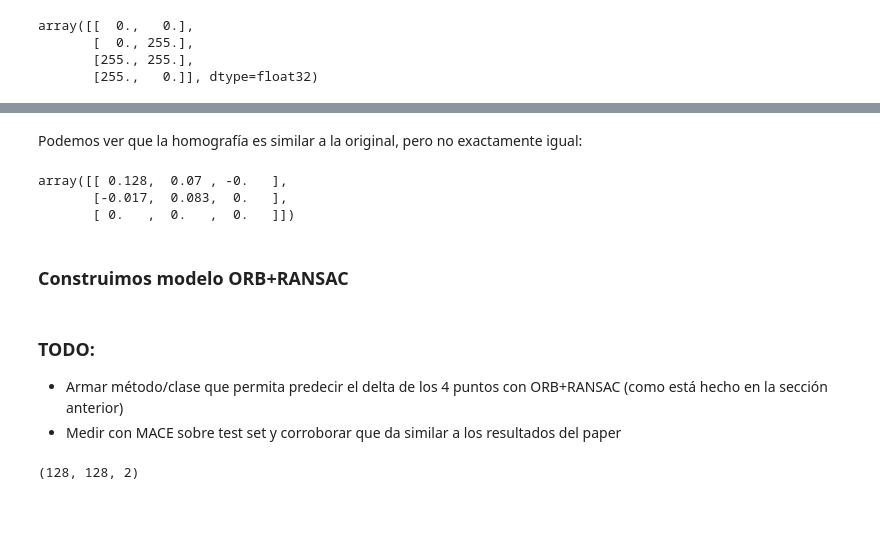
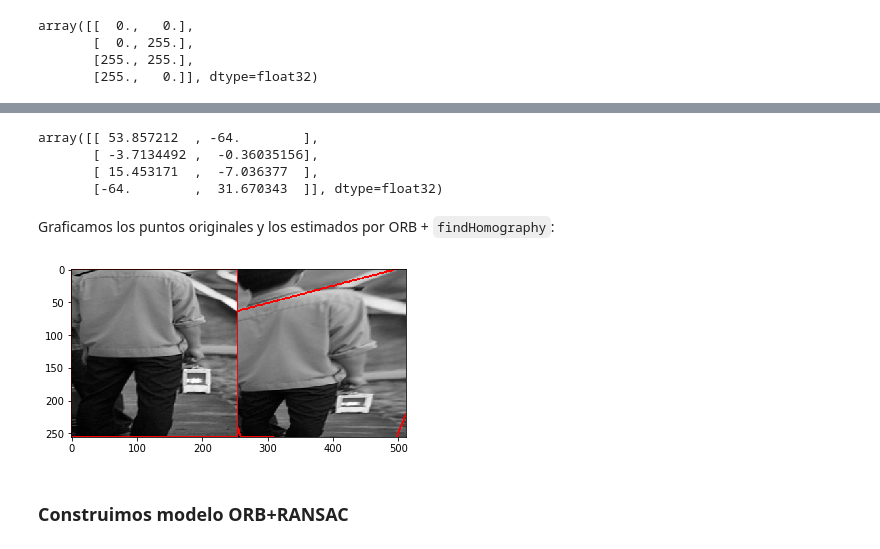
Before and after one commit to munshkr/vc-2018-2c, a Jupyter notebook: tp/Evaluacion.ipynb, the cells around one changed output, grey strips where cells are left out. Saved outputs shown, nothing was run; the diff lists cells and outputs as text; code cells hidden in the pictures; blank space fills up the shorter version.

```diff
--- a/tp/Evaluacion.ipynb
+++ b/tp/Evaluacion.ipynb
@@ -384,2 +368,0 @@ def clip_vectors(xs, ys):
-# %%
-x1, x2 = clip_vectors(x1, x2)
@@ -395,14 +369,27 @@ array([[ 1.08517065e+00, -2.47971631e-01,  1.19189634e+01],
-# %% [markdown]
-Podemos ver que la homografía es similar a la original, pero no exactamente igual:
-# %%
-np.round(newH - H, 3)
-# %% [output]
-array([[ 0.128,  0.07 , -0.   ],
-       [-0.017,  0.083,  0.   ],
-       [ 0.   ,  0.   ,  0.   ]])
+# %%
+np.clip(x1 - x2, -RHO, RHO)
+# %% [output]
+array([[ 53.857212  , -64.        ],
+       [ -3.7134492 ,  -0.36035156],
+       [ 15.453171  ,  -7.036377  ],
+       [-64.        ,  31.670343  ]], dtype=float32)
+# %% [markdown]
+Graficamos los puntos originales y los estimados por ORB + `findHomography`:
+# %%
+def plot_patches(img1, img2, p1, p2):
+    img1 = img1.copy()
+    img2 = img2.copy()
+    if len(img1.shape) == 2:
+        img1 = cv2.cvtColor(img1, cv2.COLOR_GRAY2RGB)
+    if len(img2.shape) == 2:
+        img2 = cv2.cvtColor(img2, cv2.COLOR_GRAY2RGB)
+
+    cv2.polylines(img1, np.int32([p1]), 1, (255, 0, 0), thickness=2)
+    cv2.polylines(img2, np.int32([p2]), 1, (255, 0, 0), thickness=2)
+    plt.imshow(np.concatenate([img1, img2], axis=1))
+# %%
+plot_patches(img1, img2, x1, x2)
+# %% [output]
+[figure, added]
 # %% [markdown]
 ### Construimos modelo ORB+RANSAC
-# %% [markdown]
-### TODO:
-* Armar método/clase que permita predecir el delta de los 4 puntos con ORB+RANSAC (como está hecho en la sección anterior)
-* Medir con MACE sobre test set y corroborar que da similar a los resultados del paper
@@ -414,6 +395,0 @@ class ORBRANSAC:
-# %%
-for x, y in zip(X_test, y_test):
-    img_a = cv2.resize(x[:, :, 0], (128, 128))
-    img_b = cv2.resize(x[:, :, 1], (128, 128))
-# %% [output]
-(128, 128, 2)
```
Also changed, not shown: parts of 33 cells of this notebook.
